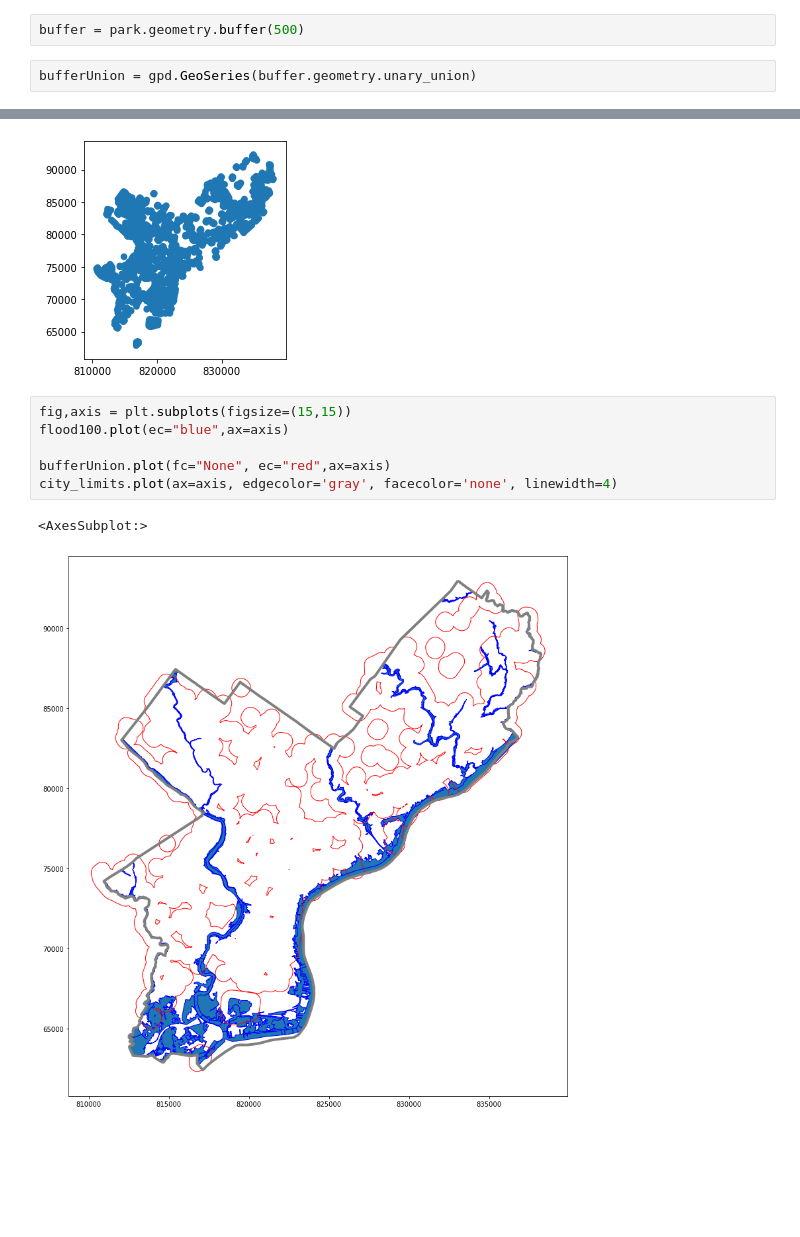
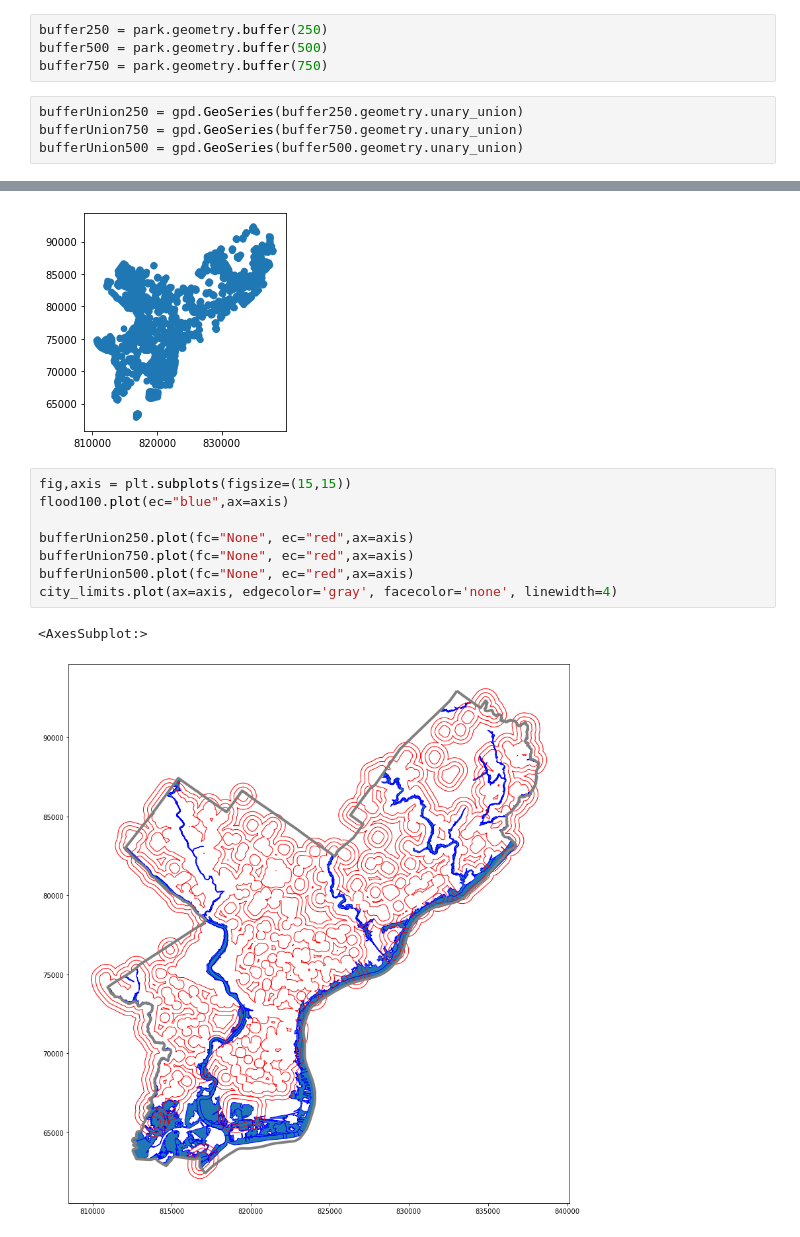
Before and after one commit to Zhen3r/WSOPB-MUSA509, a Jupyter notebook: exploring/ecology.ipynb, the cells around one changed output, grey strips where cells are left out. Cells and saved outputs as stored; diff of their text form; blank space fills up the shorter version.

Commit message:
multi buffer

```diff
--- a/exploring/ecology.ipynb
+++ b/exploring/ecology.ipynb
@@ -353,6 +353,10 @@ flood100
 | 379 | 380 | 1080 | AE |  | T | -9999 |  | -9999 |  | -9999 | ... |
 380 rows × 18 columns
 # %%
-buffer = park.geometry.buffer(500)
+buffer250 = park.geometry.buffer(250)
+buffer500 = park.geometry.buffer(500)
+buffer750 = park.geometry.buffer(750)
 # %%
-bufferUnion = gpd.GeoSeries(buffer.geometry.unary_union)
+bufferUnion250 = gpd.GeoSeries(buffer250.geometry.unary_union)
+bufferUnion750 = gpd.GeoSeries(buffer750.geometry.unary_union)
+bufferUnion500 = gpd.GeoSeries(buffer500.geometry.unary_union)
@@ -364,9 +371,11 @@ bufferUnion.plot()
 # %%
 fig,axis = plt.subplots(figsize=(15,15))
 flood100.plot(ec="blue",ax=axis)
 
-bufferUnion.plot(fc="None", ec="red",ax=axis)
+bufferUnion250.plot(fc="None", ec="red",ax=axis)
+bufferUnion750.plot(fc="None", ec="red",ax=axis)
+bufferUnion500.plot(fc="None", ec="red",ax=axis)
 city_limits.plot(ax=axis, edgecolor='gray', facecolor='none', linewidth=4)
 # %% [output]
 <AxesSubplot:>
-[figure, old version]
+[figure, new version]
```
Also changed, not shown: parts of 1 cell of this notebook.
